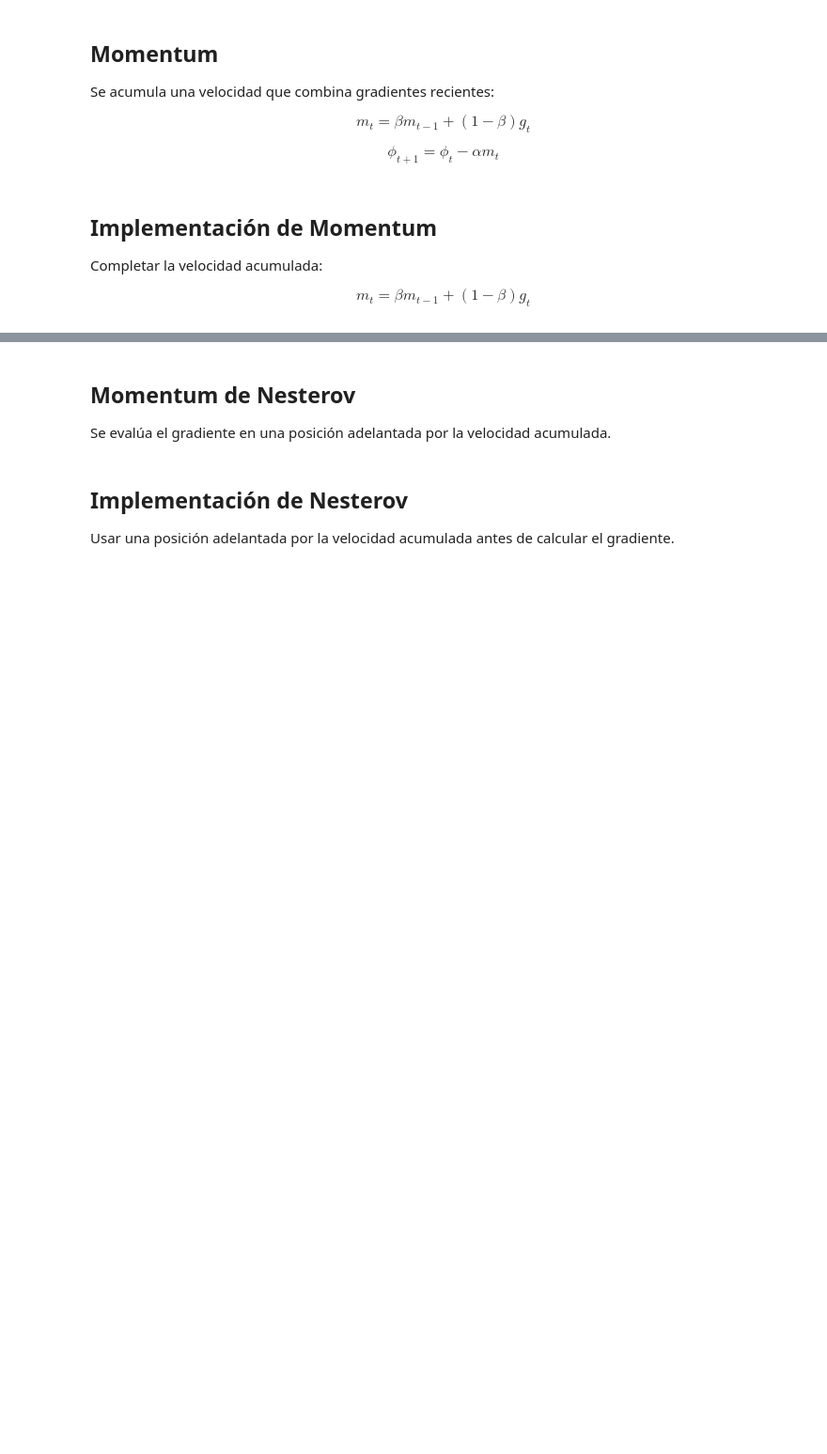
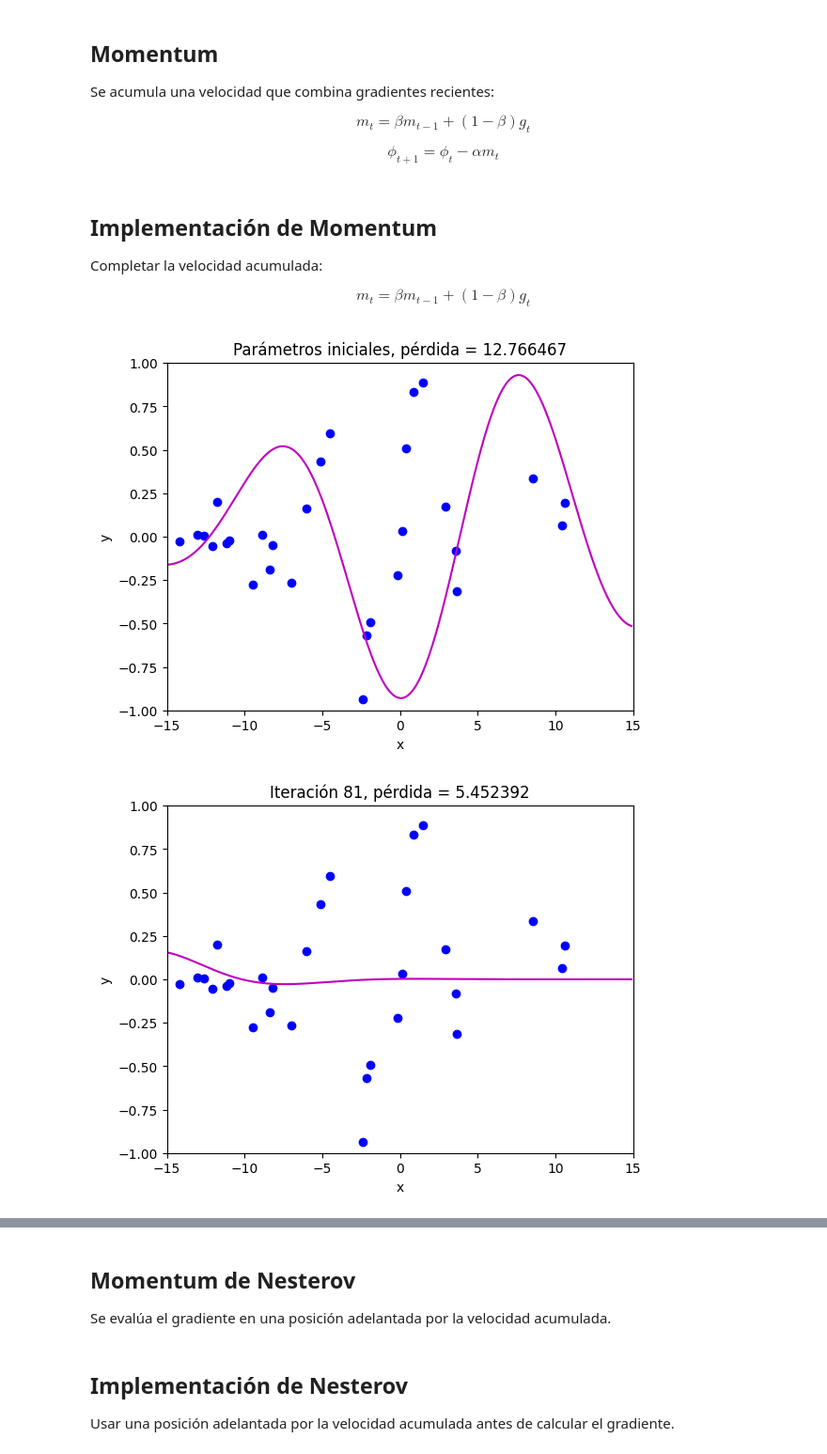
Before and after one commit to CeicGitHub/Specialization_Artificial_Intelligence_Cinvestav, a Jupyter notebook: DL4/4_3_Momentum_CesarInda.ipynb, the cells around one changed output, grey strips where cells are left out. Shown at 94% size. Drawn from its saved outputs; the diff is of its cells as text; code cells hidden in the pictures; blank space fills up the shorter version.

```diff
--- a/DL4/4_3_Momentum_CesarInda.ipynb
+++ b/DL4/4_3_Momentum_CesarInda.ipynb
@@ -189,31 +197,48 @@ $$
 # %%
 # Fijar la semilla aleatoria para reproducibilidad
 np.random.seed(1)
 # Inicializar parámetros
 n_steps = 81
 batch_size = 5
 alpha = 0.6
 beta = 0.6
 momentum = np.zeros([2,1])
 phi_all = np.zeros((2,n_steps+1))
 phi_all[0,0] = -1.5
 phi_all[1,0] = 6.5
 
 # Medir la pérdida y dibujar el modelo inicial
 loss =  compute_loss(data[0,:], data[1,:], model, phi_all[:,0:1])
 draw_model(data,model,phi_all[:,0:1], "Parámetros iniciales, pérdida = %f"%(loss))
 
-for c_step in range (n_steps):
+for c_step in range(n_steps):
+
   # Elegir índices aleatorios del mini-batch
   batch_index = np.random.permutation(data.shape[1])[0:batch_size]
+
   # Calcular el gradiente
-  gradient = compute_gradient(data[0,batch_index], data[1,batch_index],  phi_all[:,c_step:c_step+1])
-  # TODO -- Calcular Momentum; reemplazar la línea siguiente
-  momentum = np.zeros([2,1])
+  gradient = compute_gradient(
+      data[0,batch_index],
+      data[1,batch_index],
+      phi_all[:,c_step:c_step+1]
+  )
 
-  # Actualizar los parámetros
-  phi_all[:,c_step+1:c_step+2] = phi_all[:,c_step:c_step+1] - alpha * momentum
+  # TODO -- Calcular Momentum; reemplazar la línea siguiente:
+  # momentum = np.zeros([2,1])
+
+  #!DONE...
+  # Momentum
+  momentum = beta * momentum + gradient
+
+  # Actualizar parámetros
+  phi_all[:,c_step+1:c_step+2] = (
+      phi_all[:,c_step:c_step+1]
+      - alpha * momentum
+  )
 
 loss =  compute_loss(data[0,:], data[1,:], model, phi_all[:,c_step+1:c_step+2])
 draw_model(data,model,phi_all[:,c_step+1], "Iteración %d, pérdida = %f"%(c_step+1,loss))
 draw_loss_function(compute_loss, data, model,phi_all)
+# %% [output]
+[figure, added]
+[figure, added]
```
Also changed, not shown: parts of 10 cells of this notebook, 9 other files.
